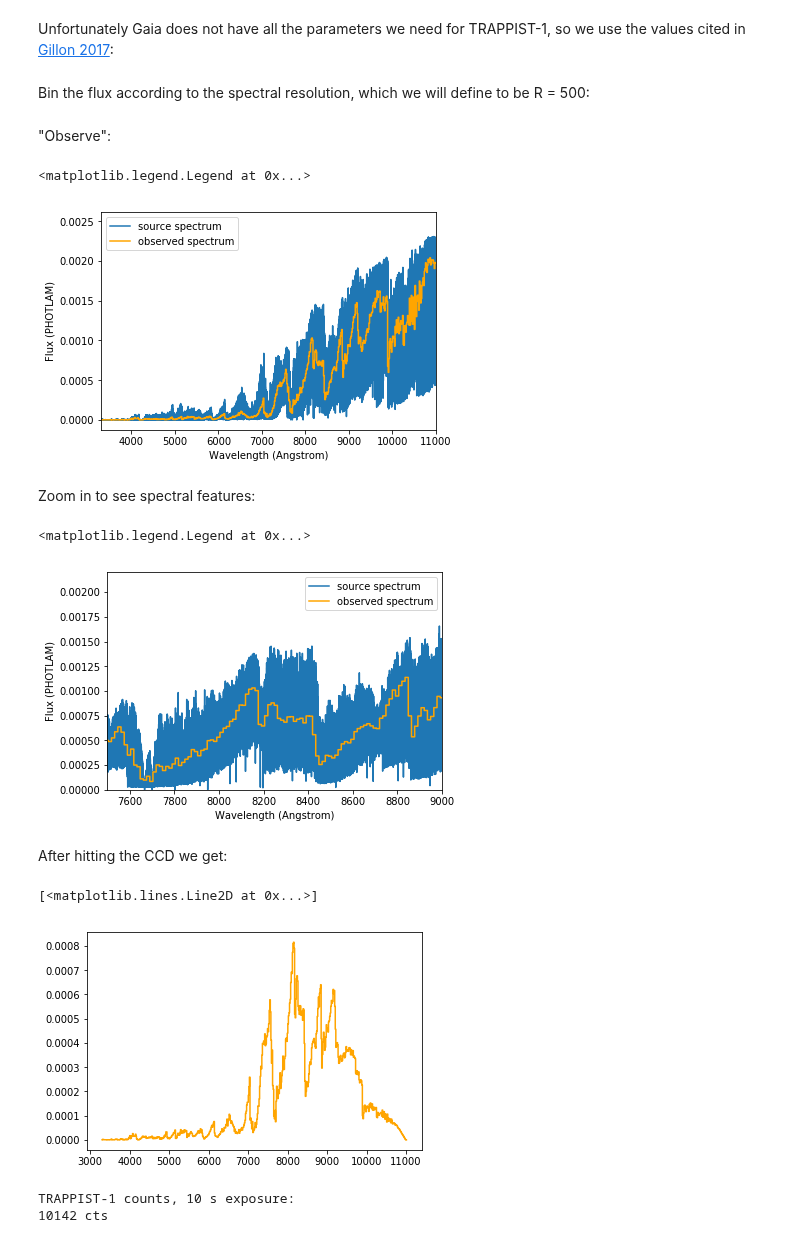
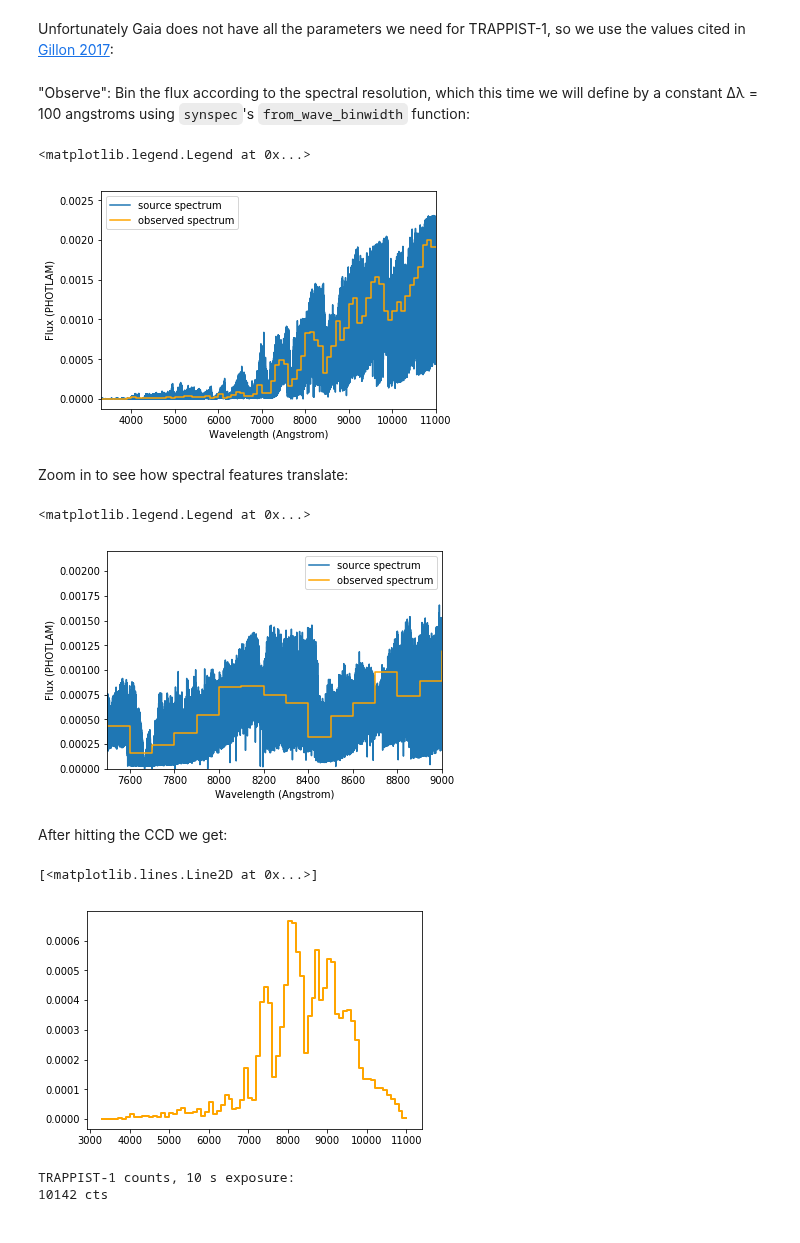
Before and after one commit to tcjansen/GSoC, a Jupyter notebook: synspec_examples.ipynb, the cells around one changed output. Saved outputs shown, nothing was run; the diff lists cells and outputs as text; code cells hidden in the pictures.

Commit message:
Wrote first draft of synspec, implemented it into the tutorial

```diff
--- a/synspec_examples.ipynb
+++ b/synspec_examples.ipynb
@@ -155,0 +132,6 @@ observation_preccd.plot()
+# %%
+import synspec
+
+waverange = np.array([0.33, 1.1]) * u.micron
+observation_preccd = synspec.from_R(photlam_hatp11, uniform_bp, R, waverange, force='taper')
+observation_preccd.plot()
@@ -298,4 +287,4 @@ stellar_radius = 0.117 * u.R_sun  # radius of trappist-1 in solar units
 distance = 12.1 * u.pc  # distance to trappist-1 in parsecs
 photlam_trappist1 = photlam_trappist1 * float(stellar_radius / distance) ** 2 / np.pi
 # %% [markdown]
-Bin the flux according to the spectral resolution, which we will define to be R = 500:
+"Observe": Bin the flux according to the spectral resolution, which this time we will define by a constant &Delta;&lambda; = 100 angstroms using `synspec`'s `from_wave_binwidth` function:
@@ -313,22 +291,23 @@ spec_wavelengths = spec_wavelengths.to(u.angstrom)
-# %% [markdown]
-"Observe":
 # %%
-observation_preccd = Observation(photlam_trappist1, uniform_bp, binset=spec_wavelengths, force='taper')
+wavebin_width = 100 * u.angstrom
+observation_preccd = synspec.from_wave_binwidth(photlam_trappist1, uniform_bp,
+                                                wavebin_width, waverange=waverange,
+                                                force='taper')
 
 plt.plot(photlam_trappist1.waveset, photlam_trappist1(photlam_trappist1.waveset), label='source spectrum')
-plt.step(spec_wavelengths, observation_preccd.binflux, color='orange', label='observed spectrum')
+plt.step(observation_preccd.binset, observation_preccd.binflux, color='orange', label='observed spectrum')
 plt.xlim(3300, 11000)
 plt.xlabel('Wavelength (Angstrom)')
 plt.ylabel('Flux (PHOTLAM)')
 plt.legend()
 # %% [output]
 <matplotlib.legend.Legend at 0x...>
-[figure, old version]
+[figure, new version]
 # %% [markdown]
-Zoom in to see spectral features:
+Zoom in to see how spectral features translate:
 # %%
 plt.plot(photlam_trappist1.waveset, photlam_trappist1(photlam_trappist1.waveset), label='source spectrum')
-plt.step(spec_wavelengths, observation_preccd.binflux, color='orange', label='observed spectrum')
+plt.step(observation_preccd.binset, observation_preccd.binflux, color='orange', label='observed spectrum')
 plt.xlim(7500, 9000)
 plt.ylim(0, 0.0022)
 plt.xlabel('Wavelength (Angstrom)')
@@ -336,15 +315,17 @@ plt.ylabel('Flux (PHOTLAM)')
 plt.legend()
 # %% [output]
 <matplotlib.legend.Legend at 0x...>
-[figure, old version]
+[figure, new version]
 # %% [markdown]
 After hitting the CCD we get:
 # %%
-observation = Observation(photlam_trappist1, quantum_efficiency, binset=spec_wavelengths)
-plt.step(spec_wavelengths, observation.binflux, color='orange')
+observation = synspec.from_wave_binwidth(photlam_trappist1, quantum_efficiency,
+                                         wavebin_width, waverange=waverange,
+                                         force='taper')
+plt.step(observation.binset, observation.binflux, color='orange', lw=2)
 # %% [output]
 [<matplotlib.lines.Line2D at 0x...>]
-[figure, old version]
+[figure, new version]
 # %%
 countrate = observation.countrate(area=aperture_area)
 counts_trappist1 = countrate * 10 * u.s
```
Also changed, not shown: parts of 23 cells of this notebook, 1 other file.
